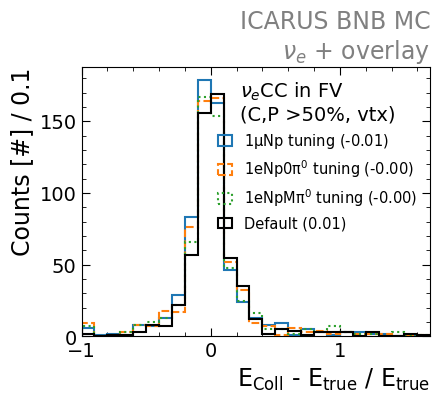
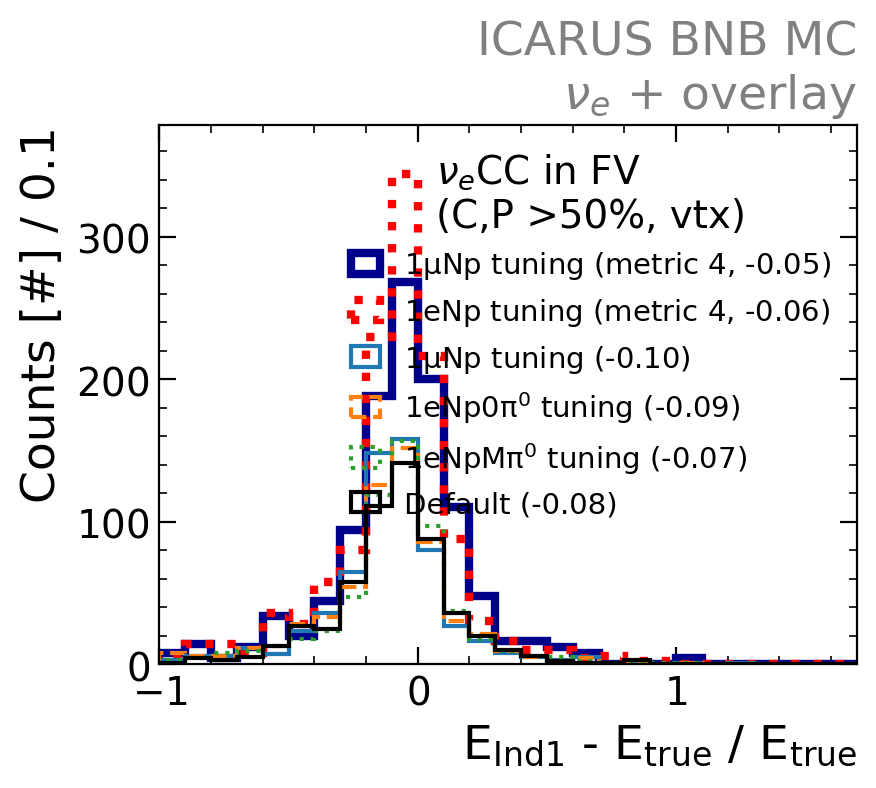
Unified diff of the notebook cell whose output changed from the first chart to the second:
--- before
+++ after
@@ -3,21 +3,29 @@
 # Variable
 
-'''
+
 Var = "ind1energy_vstruth"
 width = 0.1; binning = numpy.arange(-1, 1.7+width, width)
 VarName = "E$_{\mathrm{Ind1}}$ - E$_{\mathrm{true}}$ / E$_{\mathrm{true}}$"
-'''
 
-'''
-Var = "ind2energy_vstruth"
-width = 0.1; binning = numpy.arange(-1, 1.7+width, width)
-VarName = "E$_{\mathrm{Ind2}}$ - E$_{\mathrm{true}}$ / E$_{\mathrm{true}}$"
-'''
 
-# '''
-Var = "collenergy_vstruth"
-width = 0.1; binning = numpy.arange(-1, 1.7+width, width)
-VarName = "E$_{\mathrm{Coll}}$ - E$_{\mathrm{true}}$ / E$_{\mathrm{true}}$"
-# '''
+
+# Var = "ind2energy_vstruth"
+# width = 0.1; binning = numpy.arange(-1, 1.7+width, width)
+# VarName = "E$_{\mathrm{Ind2}}$ - E$_{\mathrm{true}}$ / E$_{\mathrm{true}}$"
+
+
+
+# Var = "collenergy_vstruth"
+# width = 0.1; binning = numpy.arange(-1, 1.7+width, width)
+# VarName = "E$_{\mathrm{Coll}}$ - E$_{\mathrm{true}}$ / E$_{\mathrm{true}}$"
+
+
+### V4 1uNp
+Mask = (Reco_1uNp_V4.isFV == 1) & (Reco_1uNp_V4.hitcomp > 0.5 ) & (Reco_1uNp_V4.hitpur > 0.5) & (Reco_1uNp_V4.hitcomp > 0.5) & (Reco_1uNp_V4.hitpur > 0.5) & (Reco_1uNp_V4.vtx_vstruth < 10)
+ax.hist(numpy.clip(Reco_1uNp_V4[Mask][Var], binning[0], binning[-1]), bins=binning, histtype='step', lw=3, ec=f'darkblue', label=f'$\\mathrm{{1\\mu N p}}$ tuning (metric 4, {numpy.median(Reco_1uNp_V4[Mask][Var]):.2f})', density=False)
+
+### V4 1eNp
+Mask = (Reco_1eNp_V4.isFV == 1) & (Reco_1eNp_V4.hitcomp > 0 ) & (Reco_1eNp_V4.hitpur > 0) & (Reco_1eNp_V4.hitcomp > 0.5) & (Reco_1eNp_V4.hitpur > 0.5) & (Reco_1eNp_V4.vtx_vstruth < 10)
+ax.hist(numpy.clip(Reco_1eNp_V4[Mask][Var], binning[0], binning[-1]), bins=binning, histtype='step', lw=3, ec=f'red', ls=':', label=f'$\\mathrm{{1e N p}}$ tuning (metric 4, {numpy.median(Reco_1eNp_V4[Mask][Var]):.2f})', density=False)
 
 ## 2D + DNN-ROI, with pulse trains

Commit: [showers] addedl V4 validation plots